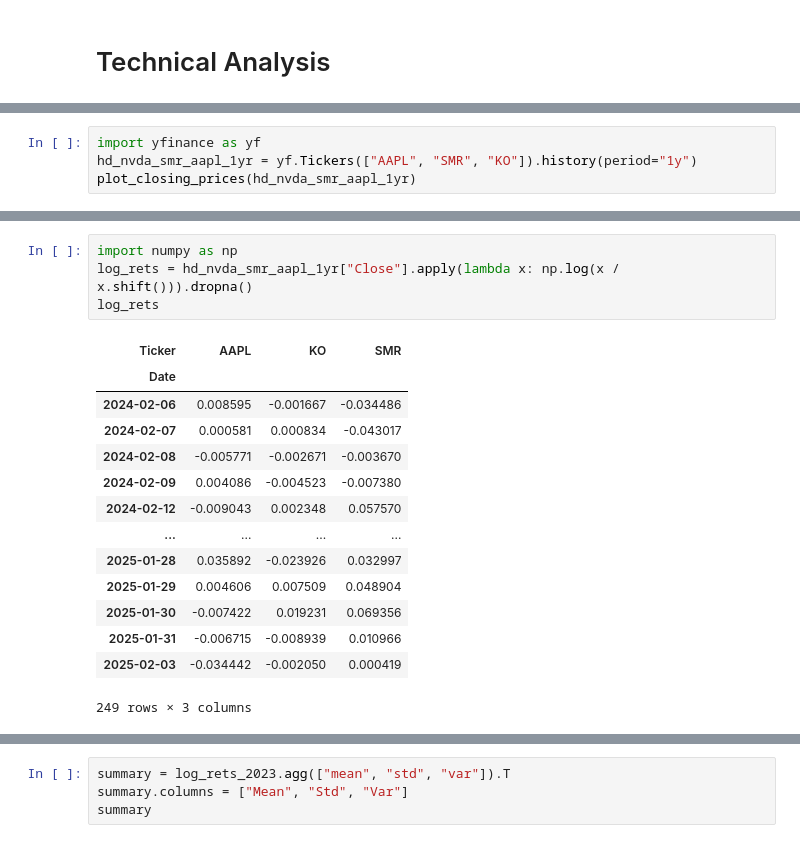
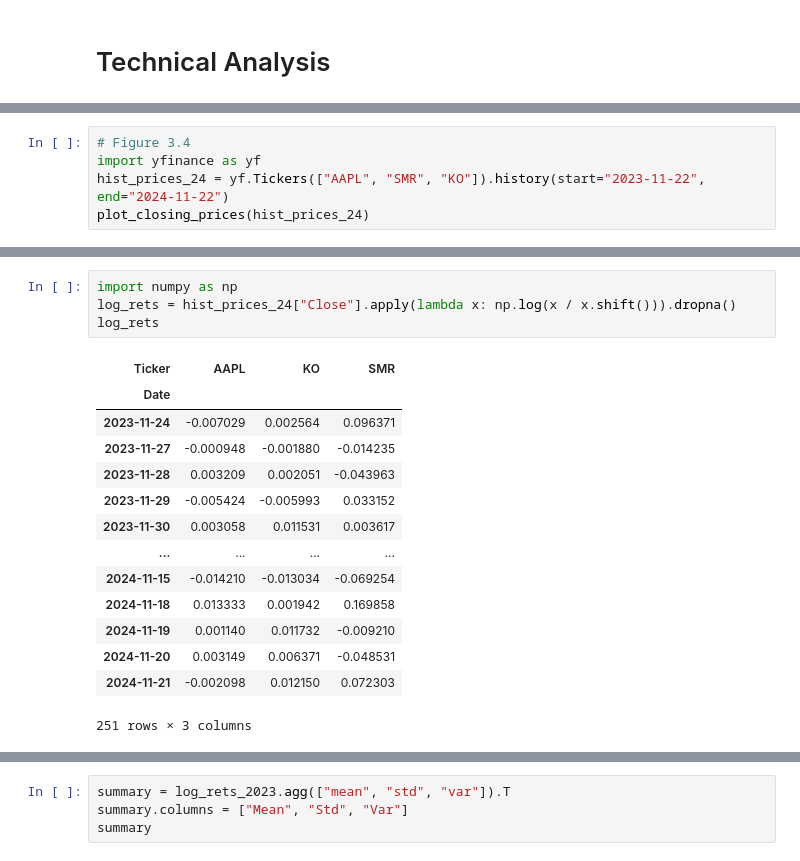
Before and after one commit to robert0714/manning-investing-programmers-stefan-papp-2025, a Jupyter notebook: ch03.ipynb, the cells around one changed output, grey strips where cells are left out. Drawn from its saved outputs; the diff is of its cells as text.

```diff
--- a/ch03.ipynb
+++ b/ch03.ipynb
@@ -261,8 +244,9 @@ plot_closing_prices(hd_nvda_smr_aapl)
 # %% [output]
 [figure]
 # %%
+# Figure 3.4
 import yfinance as yf
-hd_nvda_smr_aapl_1yr = yf.Tickers(["AAPL", "SMR", "KO"]).history(period="1y")
-plot_closing_prices(hd_nvda_smr_aapl_1yr)
+hist_prices_24 = yf.Tickers(["AAPL", "SMR", "KO"]).history(start="2023-11-22", end="2024-11-22")
+plot_closing_prices(hist_prices_24)
 # %% [output]
 [*********************100%***********************]  3 of 3 completed
@@ -288,19 +272,19 @@ simple_returns
 # %%
 import numpy as np
-log_rets = hd_nvda_smr_aapl_1yr["Close"].apply(lambda x: np.log(x / x.shift())).dropna()
+log_rets = hist_prices_24["Close"].apply(lambda x: np.log(x / x.shift())).dropna()
 log_rets
 # %% [output]
 | Ticker | AAPL | KO | SMR |
 | Date |  |  |  |
-| 2024-02-06 | 0.008595 | -0.001667 | -0.034486 |
-| 2024-02-07 | 0.000581 | 0.000834 | -0.043017 |
-| 2024-02-08 | -0.005771 | -0.002671 | -0.003670 |
-| 2024-02-09 | 0.004086 | -0.004523 | -0.007380 |
-| 2024-02-12 | -0.009043 | 0.002348 | 0.057570 |
+| 2023-11-24 | -0.007029 | 0.002564 | 0.096371 |
+| 2023-11-27 | -0.000948 | -0.001880 | -0.014235 |
+| 2023-11-28 | 0.003209 | 0.002051 | -0.043963 |
+| 2023-11-29 | -0.005424 | -0.005993 | 0.033152 |
+| 2023-11-30 | 0.003058 | 0.011531 | 0.003617 |
 | ... | ... | ... | ... |
-| 2025-01-28 | 0.035892 | -0.023926 | 0.032997 |
-| 2025-01-29 | 0.004606 | 0.007509 | 0.048904 |
-| 2025-01-30 | -0.007422 | 0.019231 | 0.069356 |
-| 2025-01-31 | -0.006715 | -0.008939 | 0.010966 |
-| 2025-02-03 | -0.034442 | -0.002050 | 0.000419 |
+| 2024-11-15 | -0.014210 | -0.013034 | -0.069254 |
+| 2024-11-18 | 0.013333 | 0.001942 | 0.169858 |
+| 2024-11-19 | 0.001140 | 0.011732 | -0.009210 |
+| 2024-11-20 | 0.003149 | 0.006371 | -0.048531 |
+| 2024-11-21 | -0.002098 | 0.012150 | 0.072303 |
-249 rows × 3 columns
+251 rows × 3 columns
```
Also changed, not shown: parts of 22 cells of this notebook, 2 other files.
